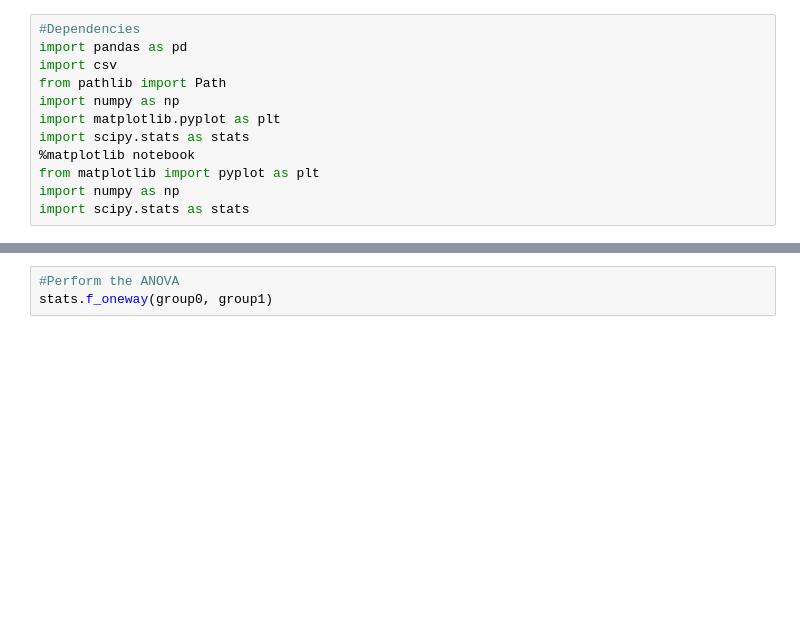
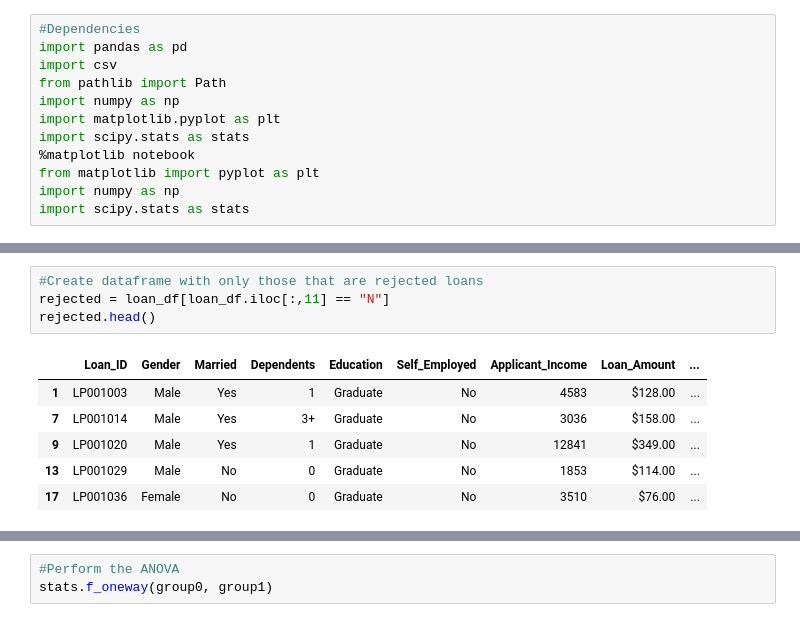
Before and after one commit to AsianInvasion00/Group2_Project1, a Jupyter notebook: Joyce.ipynb, the cells around one changed output, grey strips where cells are left out. Cells and saved outputs as stored; diff of their text form; blank space fills up the shorter version.

```diff
--- a/Joyce.ipynb
+++ b/Joyce.ipynb
@@ -58,2 +58,13 @@ borrowers.head()
+# %%
+#Create dataframe with only those that are rejected loans
+rejected = loan_df[loan_df.iloc[:,11] == "N"]
+rejected.head()
+# %% [output]
+|  | Loan_ID | Gender | Married | Dependents | Education | Self_Employed | Applicant_Income | Loan_Amount | ... |
+| 1 | LP001003 | Male | Yes | 1 | Graduate | No | 4583 | $128.00 | ... |
+| 7 | LP001014 | Male | Yes | 3+ | Graduate | No | 3036 | $158.00 | ... |
+| 9 | LP001020 | Male | Yes | 1 | Graduate | No | 12841 | $349.00 | ... |
+| 13 | LP001029 | Male | No | 0 | Graduate | No | 1853 | $114.00 | ... |
+| 17 | LP001036 | Female | No | 0 | Graduate | No | 3510 | $76.00 | ... |
 # %%
 #Gather some statistics regarding borrowers incomes
```
Also changed, not shown: parts of 13 cells of this notebook, 1 other file.
